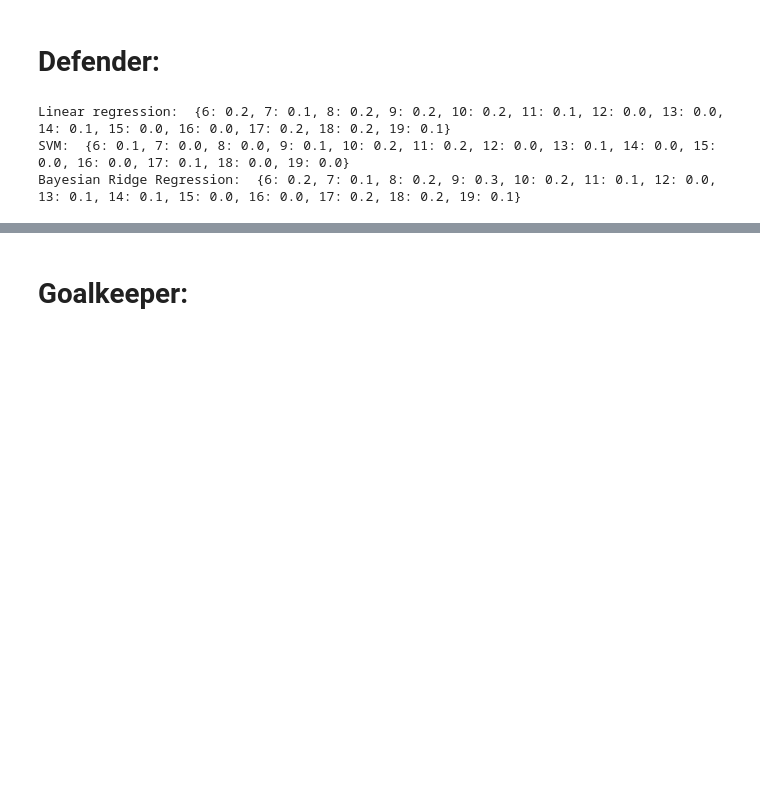
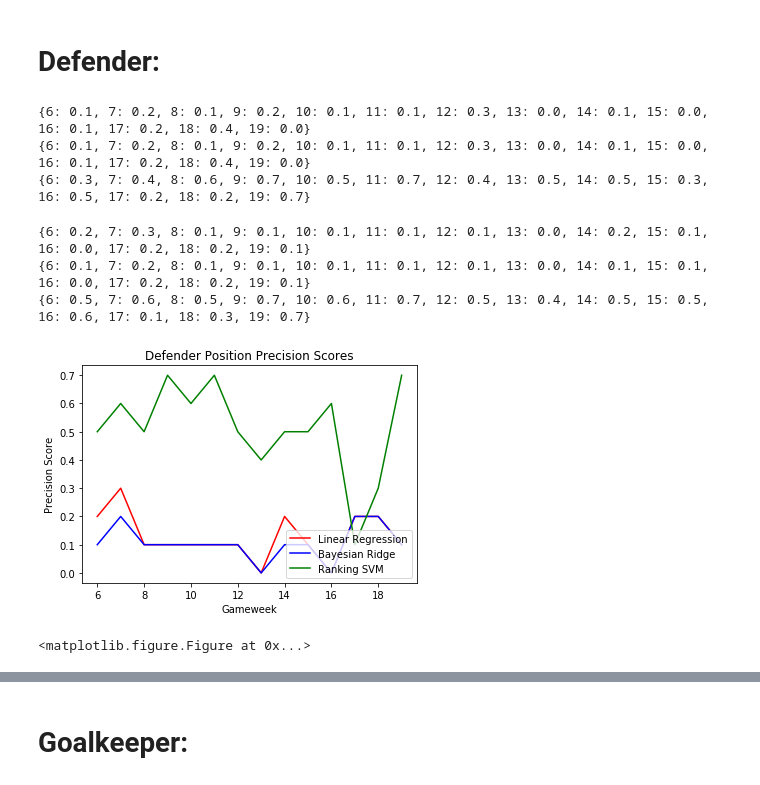
Before and after one commit to rivaldo4t/RecommendationOnFantasyLeague-ROFL, a Jupyter notebook: dataScrape_SB1.ipynb, the cells around one changed output, grey strips where cells are left out. Drawn from its saved outputs; the diff is of its cells as text; code cells hidden in the pictures; blank space fills up the shorter version.

```diff
--- a/dataScrape_SB1.ipynb
+++ b/dataScrape_SB1.ipynb
@@ -1086,12 +1018,0 @@ glk_features = ['bps', 'clean_sheets', 'clearances_blocks_interceptions', 'ict_i
-# %%
-X_train_players_fwd_avg_df = X_train_players_fwd_avg_df[fwd_features]
-X_test_players_fwd_gw_df = X_test_players_fwd_gw_df[fwd_features]
-
-X_train_players_mid_avg_df = X_train_players_mid_avg_df[mid_features]
-X_test_players_mid_gw_df = X_test_players_mid_gw_df[mid_features]
-
-X_train_players_def_avg_df = X_train_players_def_avg_df[def_features]
-X_test_players_def_gw_df = X_test_players_def_gw_df[def_features]
-
-X_train_players_glk_avg_df = X_train_players_glk_avg_df[glk_features]
-X_test_players_glk_gw_df = X_test_players_glk_gw_df[glk_features]
@@ -1247,24 +1271,41 @@ Jose Luis_Mato Sanmartin 19               38
 # %% [markdown]
 # Defender:
-# %%
-def_lin_precision = linear_regression(X_train_players_def_avg_df, Y_train_players_def_avg_df,
-                                  X_test_players_def_gw_df, Y_test_players_def_gw_df)
-print "Linear regression: ", def_lin_precision
-
-def_svm_precision = svm(X_train_players_def_avg_df, Y_train_players_def_avg_df,
-                                  X_test_players_def_gw_df, Y_test_players_def_gw_df)
-print "SVM: ", def_svm_precision
-
-def_bayesridge_precision = bayesian_ridge(X_train_players_def_avg_df, Y_train_players_def_avg_df,
-                                  X_test_players_def_gw_df, Y_test_players_def_gw_df)
-
-print "Bayesian Ridge Regression: ", def_bayesridge_precision
-
-# def_neural_precision = neural_network(X_train_players_def_avg_df, Y_train_players_def_avg_df,
-#                                   X_test_players_def_gw_df, Y_test_players_def_gw_df)
-
-# print "Neural Networks: ", def_neural_precision
-# %% [output]
-Linear regression:  {6: 0.2, 7: 0.1, 8: 0.2, 9: 0.2, 10: 0.2, 11: 0.1, 12: 0.0, 13: 0.0, 14: 0.1, 15: 0.0, 16: 0.0, 17: 0.2, 18: 0.2, 19: 0.1}
-SVM:  {6: 0.1, 7: 0.0, 8: 0.0, 9: 0.1, 10: 0.2, 11: 0.2, 12: 0.0, 13: 0.1, 14: 0.0, 15: 0.0, 16: 0.0, 17: 0.1, 18: 0.0, 19: 0.0}
-Bayesian Ridge Regression:  {6: 0.2, 7: 0.1, 8: 0.2, 9: 0.3, 10: 0.2, 11: 0.1, 12: 0.0, 13: 0.1, 14: 0.1, 15: 0.0, 16: 0.0, 17: 0.2, 18: 0.2, 19: 0.1}
+# %%
+
+lin, svr, bayes_ridge, svm_rank = get_defender_results(def_features)
+
+print lin
+print bayes_ridge
+print svm_rank
+
+# def_neural_precision = neural_network(X_train_players_def_avg_df, Y_train_players_def_avg_df,
+#                                   X_test_players_def_gw_df, Y_test_players_def_gw_df)
+
+# print "Neural Networks: ", def_neural_precision
+# %% [output]
+{6: 0.1, 7: 0.2, 8: 0.1, 9: 0.2, 10: 0.1, 11: 0.1, 12: 0.3, 13: 0.0, 14: 0.1, 15: 0.0, 16: 0.1, 17: 0.2, 18: 0.4, 19: 0.0}
+{6: 0.1, 7: 0.2, 8: 0.1, 9: 0.2, 10: 0.1, 11: 0.1, 12: 0.3, 13: 0.0, 14: 0.1, 15: 0.0, 16: 0.1, 17: 0.2, 18: 0.4, 19: 0.0}
+{6: 0.3, 7: 0.4, 8: 0.6, 9: 0.7, 10: 0.5, 11: 0.7, 12: 0.4, 13: 0.5, 14: 0.5, 15: 0.3, 16: 0.5, 17: 0.2, 18: 0.2, 19: 0.7}
+# %%
+lin, svr, bayes_ridge, svm_rank = get_defender_results(def_features + def_implicit_features + past_history_features)
+
+print lin
+print bayes_ridge
+print svm_rank
+# %% [output]
+{6: 0.2, 7: 0.3, 8: 0.1, 9: 0.1, 10: 0.1, 11: 0.1, 12: 0.1, 13: 0.0, 14: 0.2, 15: 0.1, 16: 0.0, 17: 0.2, 18: 0.2, 19: 0.1}
+{6: 0.1, 7: 0.2, 8: 0.1, 9: 0.1, 10: 0.1, 11: 0.1, 12: 0.1, 13: 0.0, 14: 0.1, 15: 0.1, 16: 0.0, 17: 0.2, 18: 0.2, 19: 0.1}
+{6: 0.5, 7: 0.6, 8: 0.5, 9: 0.7, 10: 0.6, 11: 0.7, 12: 0.5, 13: 0.4, 14: 0.5, 15: 0.5, 16: 0.6, 17: 0.1, 18: 0.3, 19: 0.7}
+# %%
+plt.plot(gw, lin.values(), 'r', label='Linear Regression')
+plt.plot(gw, bayes_ridge.values(), 'b', label='Bayesian Ridge')
+plt.plot(gw, svm_rank.values(), 'g', label='Ranking SVM')
+plt.ylabel('Precision Score')
+plt.xlabel('Gameweek')
+plt.legend(loc='lower right')
+plt.title('Defender Position Precision Scores')
+plt.show()
+plt.savefig('defender_precision.png')
+# %% [output]
+[figure, added]
+<matplotlib.figure.Figure at 0x...>
```
Also changed, not shown: parts of 53 cells of this notebook, 7 other files.
